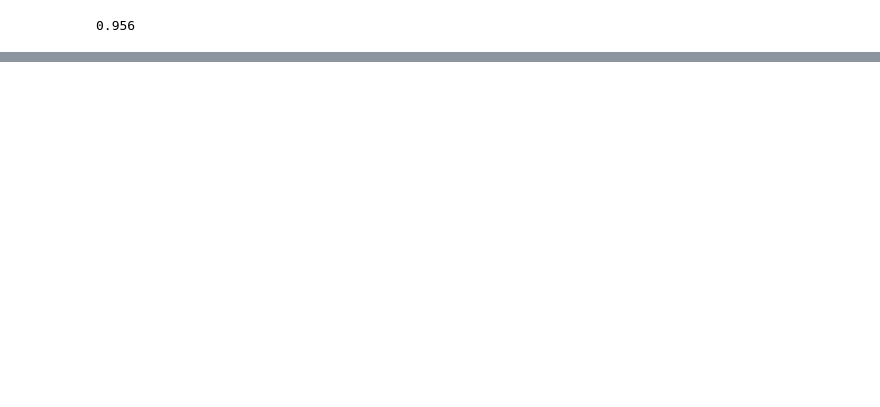
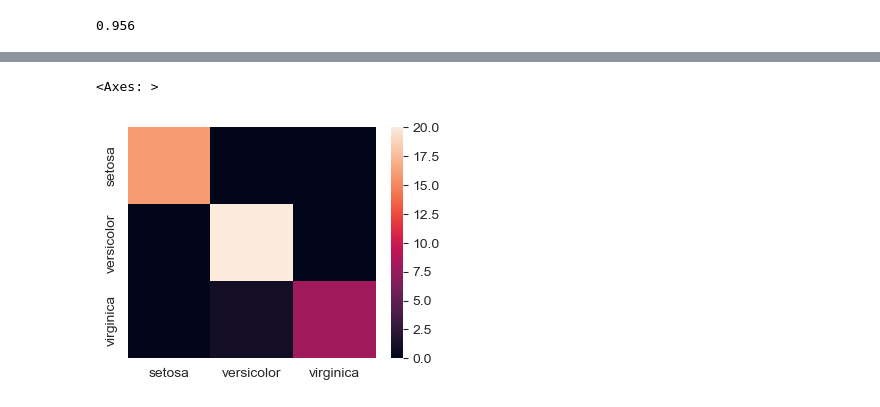
Before and after one commit to asimzz/ammi-mlops-course, a Jupyter notebook: day1/main.ipynb, the cells around one changed output, grey strips where cells are left out. Cells and saved outputs as stored; diff of their text form; code cells hidden in the pictures; blank space fills up the shorter version.

```diff
--- a/day1/main.ipynb
+++ b/day1/main.ipynb
@@ -5,6 +5,9 @@ import pandas as pd
 from sklearn.datasets import load_iris
 
 iris_dataset = load_iris()
+
+target_names =  iris_dataset.target_names
+feature_names =  iris_dataset.feature_names
 # %%
 iris_dataset = pd.DataFrame(data= np.c_[iris_dataset["data"], iris_dataset['target']],
                      columns= iris_dataset['feature_names'] + ['target'])
@@ -50,0 +78,7 @@ round(test_score, 3)
+# %%
+plt.figure(figsize=(4,3))
+corr = cm_df.corr()
+sns.heatmap(cm_df)
+# %% [output]
+<Axes: >
+[figure, added]
```
Also changed, not shown: parts of 6 cells of this notebook.
